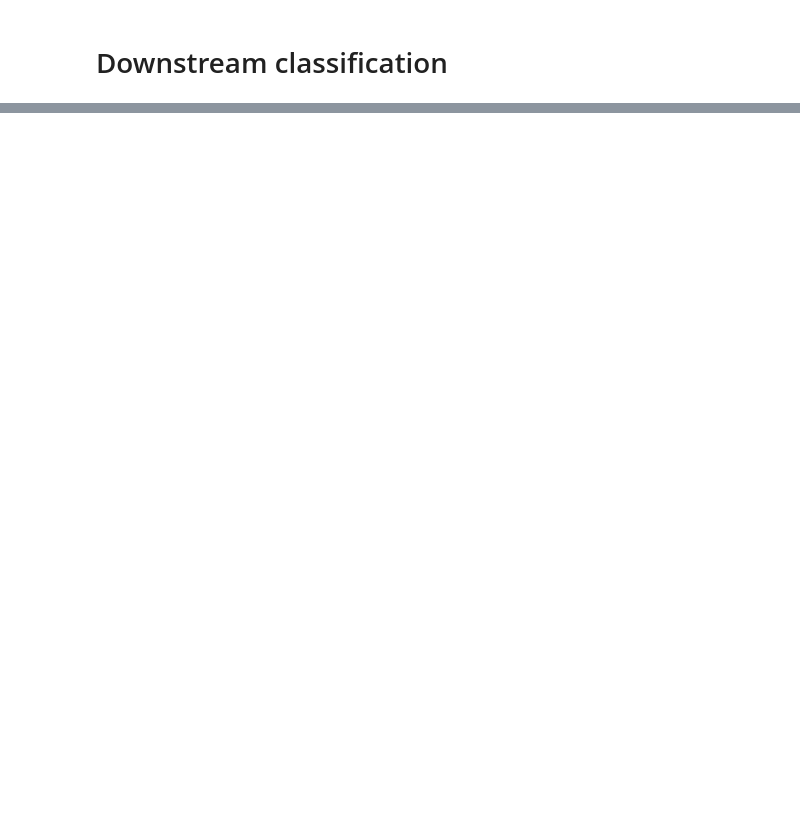
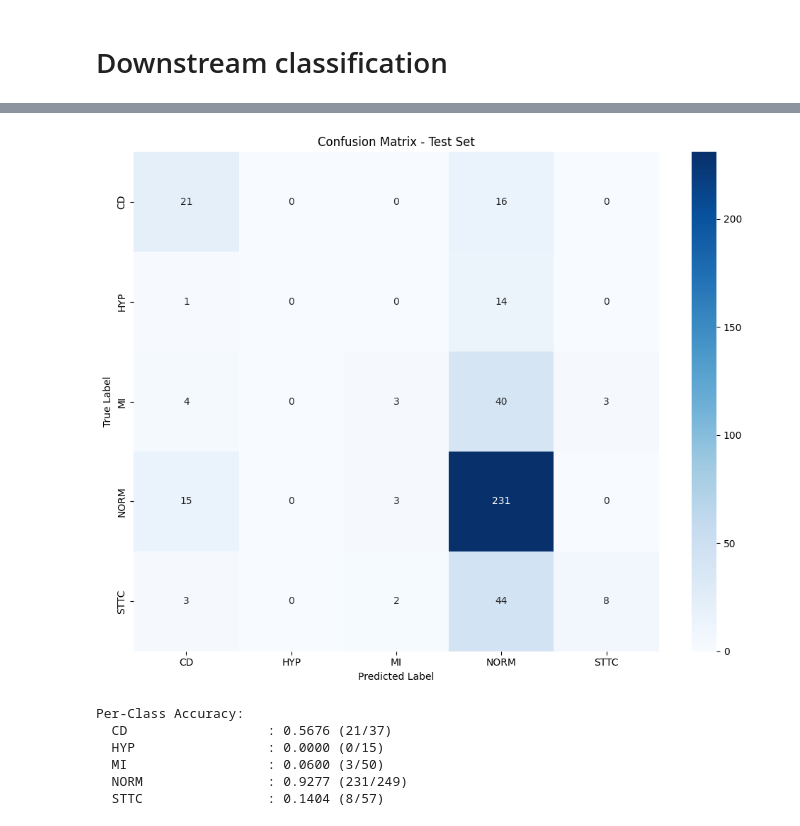
Before and after one commit to SHIXOOM/Self-Supervied-Contrastive-Representation-Learning-ECG-Signals, a Jupyter notebook: modeling/modeling.ipynb, the cells around one changed output, grey strips where cells are left out. Cells and saved outputs as stored; diff of their text form; code cells hidden in the pictures; blank space fills up the shorter version.

```diff
--- a/modeling/modeling.ipynb
+++ b/modeling/modeling.ipynb
@@ -1542,7 +1496,7 @@ from torch import nn
 class ECGModelConfig:
     sequence_length: int = 5000
     num_channels: int = 12
-    d_model: int = 44
+    d_model: int = 64
     time_heads: int = 4
     channel_heads: int = 4
     time_layers: int = 4
@@ -1550,7 +1504,7 @@ class ECGModelConfig:
     ff_multiplier: int = 4
     dropout: float = 0.35
     temperature: float = 0.5
-    projection_dim: int = 45
+    projection_dim: int = 128
     dtype: torch.dtype = torch.bfloat16
 
 
@@ -1987,0 +2188,7 @@ embeddings_2d_tsne, _ = plot_embeddings_2d(
+# %%
+# Evaluate on test set
+test_metrics = evaluate_classifier(
+    model=classifier,
+    test_loader=test_loader_classification,
+    idx_to_label=idx_to_label
+)
@@ -1987,0 +2213,36 @@ embeddings_2d_tsne, _ = plot_embeddings_2d(
+# %%
+# Plot confusion matrix
+from sklearn.metrics import confusion_matrix
+import seaborn as sns
+
+cm = confusion_matrix(test_metrics['labels'], test_metrics['predictions'])
+class_names = [idx_to_label[i] for i in range(len(idx_to_label))]
+
+plt.figure(figsize=(10, 8))
+sns.heatmap(
+    cm,
+    annot=True,
+    fmt='d',
+    cmap='Blues',
+    xticklabels=class_names,
+    yticklabels=class_names
+)
+plt.title('Confusion Matrix - Test Set')
+plt.ylabel('True Label')
+plt.xlabel('Predicted Label')
+plt.tight_layout()
+plt.show()
+
+# Per-class accuracy
+print("\nPer-Class Accuracy:")
+for i, class_name in enumerate(class_names):
+    class_acc = cm[i, i] / cm[i].sum() if cm[i].sum() > 0 else 0
+    print(f"  {class_name:20s}: {class_acc:.4f} ({cm[i, i]}/{cm[i].sum()})")
+# %% [output]
+[figure, added]
+Per-Class Accuracy:
+  CD                  : 0.5676 (21/37)
+  HYP                 : 0.0000 (0/15)
+  MI                  : 0.0600 (3/50)
+  NORM                : 0.9277 (231/249)
+  STTC                : 0.1404 (8/57)
```
Also changed, not shown: parts of 47 cells of this notebook.
